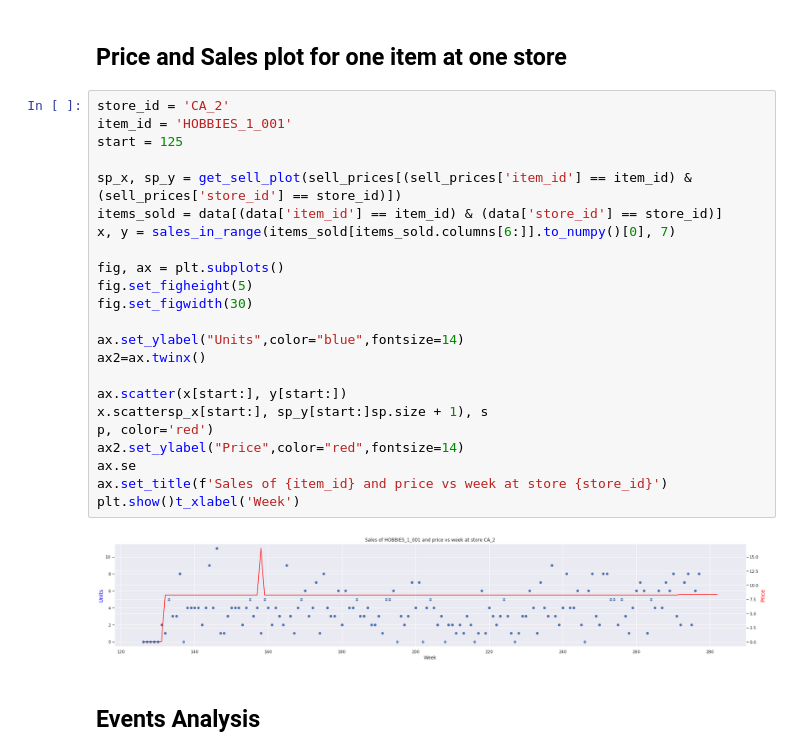
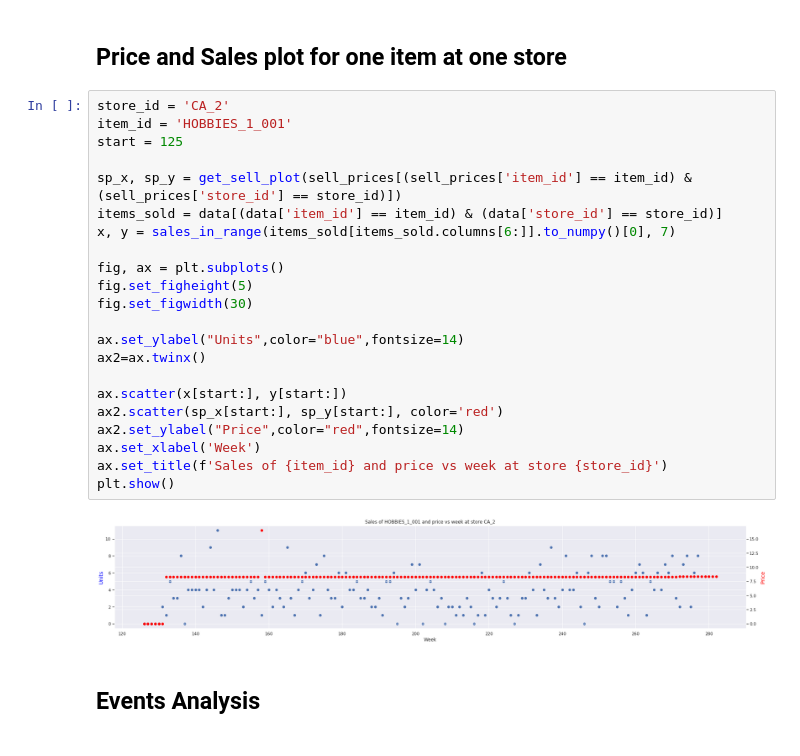
Before and after one commit to Rohan-Agarwal-Developer/walmart-sales-predictions, a Jupyter notebook: visualizations.ipynb, the cells around one changed output. Saved outputs shown, nothing was run; the diff lists cells and outputs as text.

```diff
--- a/visualizations.ipynb
+++ b/visualizations.ipynb
@@ -195,28 +196,27 @@ plt.plot(price_plot_x[0:], price_plot_y[0:], marker='o')
 # %%
 store_id = 'CA_2'
 item_id = 'HOBBIES_1_001'
 start = 125
 
 sp_x, sp_y = get_sell_plot(sell_prices[(sell_prices['item_id'] == item_id) & (sell_prices['store_id'] == store_id)])
 items_sold = data[(data['item_id'] == item_id) & (data['store_id'] == store_id)]
 x, y = sales_in_range(items_sold[items_sold.columns[6:]].to_numpy()[0], 7)
 
 fig, ax = plt.subplots()
 fig.set_figheight(5)
 fig.set_figwidth(30)
 
 ax.set_ylabel("Units",color="blue",fontsize=14)
 ax2=ax.twinx()
 
 ax.scatter(x[start:], y[start:])
-x.scattersp_x[start:], sp_y[start:]sp.size + 1), s
-p, color='red')
+ax2.scatter(sp_x[start:], sp_y[start:], color='red')
 ax2.set_ylabel("Price",color="red",fontsize=14)
-ax.se
+ax.set_xlabel('Week')
 ax.set_title(f'Sales of {item_id} and price vs week at store {store_id}')
-plt.show()t_xlabel('Week')
+plt.show()
 # %% [output]
-[figure, old version]
+[figure, new version]
 # %% [markdown]
 ## Events Analysis
 # %%
```
Also changed, not shown: parts of 1 cell of this notebook, 1 other file.
